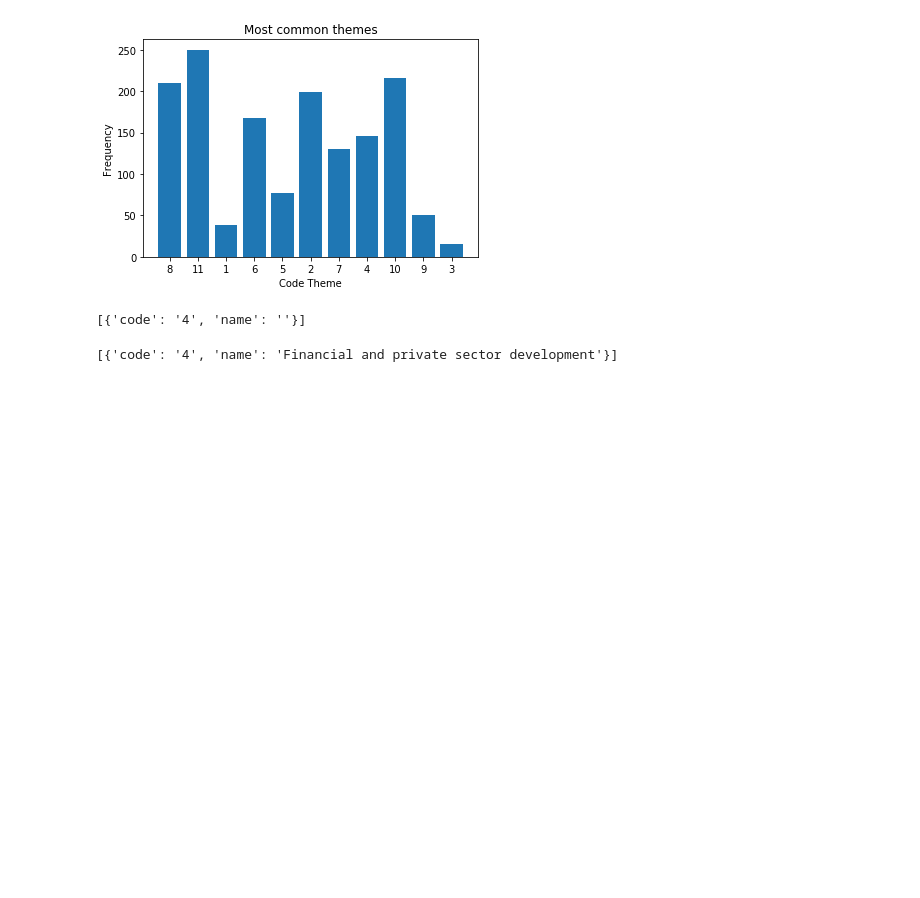
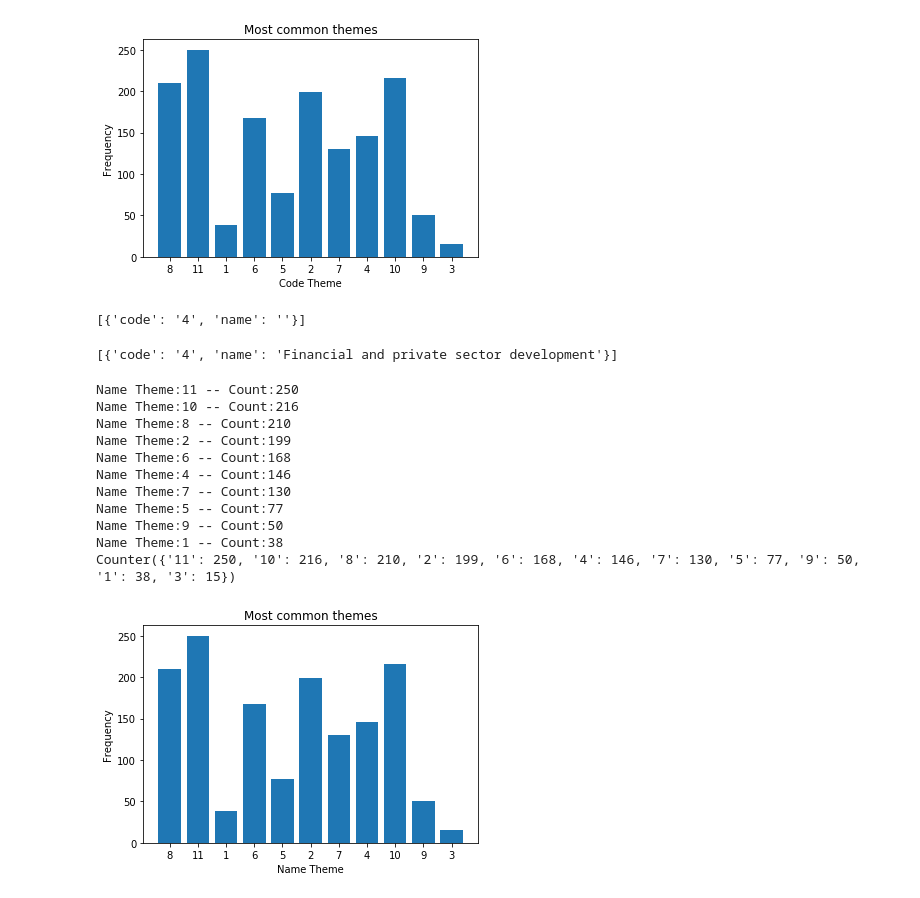
Before and after one commit to lbernabe/sharing-miniproject_5_2, a Jupyter notebook: slide_dsi_json_Laura.ipynb, the cells around one changed output. Saved outputs shown, nothing was run; the diff lists cells and outputs as text; code cells hidden in the pictures; blank space fills up the shorter version.

```diff
--- a/slide_dsi_json_Laura.ipynb
+++ b/slide_dsi_json_Laura.ipynb
@@ -264,3 +244,45 @@ print(one_countthemes_df)
 assert len(one_countthemes_df[0].get('name')) != None,"Name is empty."
 # %% [output]
 [{'code': '4', 'name': 'Financial and private sector development'}]
+# %%
+# Make an histogram with the code code names instead of the wit the names
+# This one and the above should be quivalent
+# Defining a new function CountThemesNames
+def CountThemesNames(mytheme_list, list_names):
+    """ Counts the elements inside every theme list"""
+
+    for item in mytheme_list:
+        name = item.get('name');
+        list_names.append(name)
+
+# Apply function in every row
+list_names= []
+# List comprehension
+for index, row in full_json_df.iterrows():
+    CountThemes(row.mjtheme_namecode, list_names)
+
+# Libraries added on top
+coun = Counter(list_names)
+# This prints 3 most frequent characters
+for name, count in coun.most_common(10):
+    print('Name Theme:{0} -- Count:{1}'.format(name, count))
+
+print(coun)
+plt.bar(coun.keys(), coun.values())
+plt.xlabel('Name Theme')
+plt.ylabel('Frequency')
+plt.title('Most common themes')
+plt.show()
+# %% [output]
+Name Theme:11 -- Count:250
+Name Theme:10 -- Count:216
+Name Theme:8 -- Count:210
+Name Theme:2 -- Count:199
+Name Theme:6 -- Count:168
+Name Theme:4 -- Count:146
+Name Theme:7 -- Count:130
+Name Theme:5 -- Count:77
+Name Theme:9 -- Count:50
+Name Theme:1 -- Count:38
+Counter({'11': 250, '10': 216, '8': 210, '2': 199, '6': 168, '4': 146, '7': 130, '5': 77, '9': 50, '1': 38, '3': 15})
+[figure, added]
```
Also changed, not shown: parts of 1 cell of this notebook.
